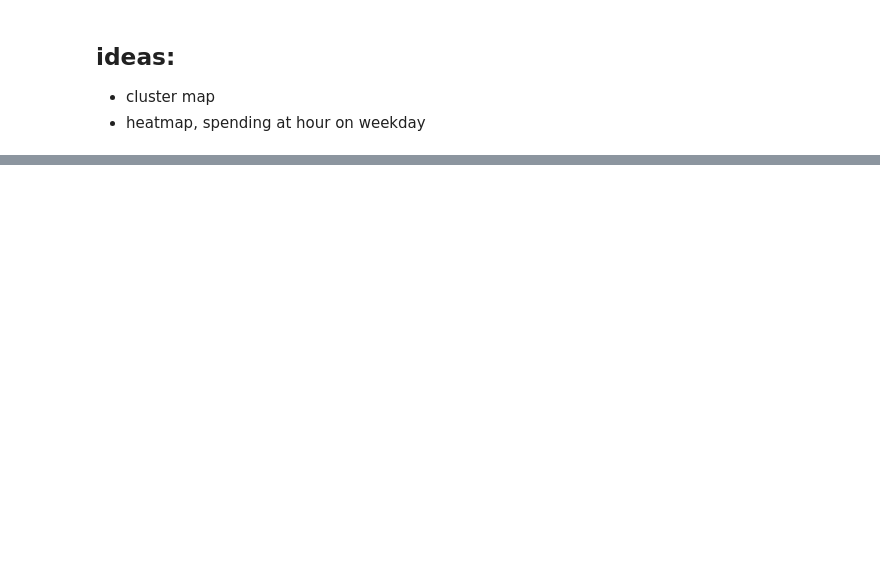
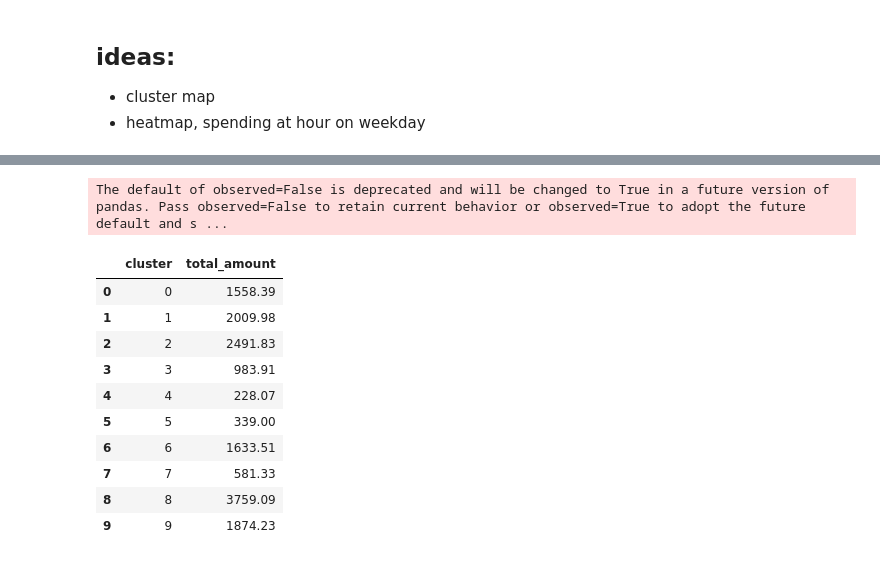
Before and after one commit to hannesmoehring/finance_overview, a Jupyter notebook: test_notebook.ipynb, the cells around one changed output, grey strips where cells are left out. Saved outputs shown, nothing was run; the diff lists cells and outputs as text; code cells hidden in the pictures; blank space fills up the shorter version.

Commit message:
feat: added value / sum of clusters as table (not pretty)

```diff
--- a/test_notebook.ipynb
+++ b/test_notebook.ipynb
@@ -68,0 +108,16 @@ agg
+# %%
+cluster_sum = agg.groupby("cluster", as_index=False)["total_amount"].sum()
+cluster_sum
+# %% [output]
+The default of observed=False is deprecated and will be changed to True in a future version of pandas. Pass observed=False to retain current behavior or observed=True to adopt the future default and s ...
+|  | cluster | total_amount |
+| 0 | 0 | 1558.39 |
+| 1 | 1 | 2009.98 |
+| 2 | 2 | 2491.83 |
+| 3 | 3 | 983.91 |
+| 4 | 4 | 228.07 |
+| 5 | 5 | 339.00 |
+| 6 | 6 | 1633.51 |
+| 7 | 7 | 581.33 |
+| 8 | 8 | 3759.09 |
+| 9 | 9 | 1874.23 |
```
Also changed, not shown: parts of 5 cells of this notebook, 2 other files.
